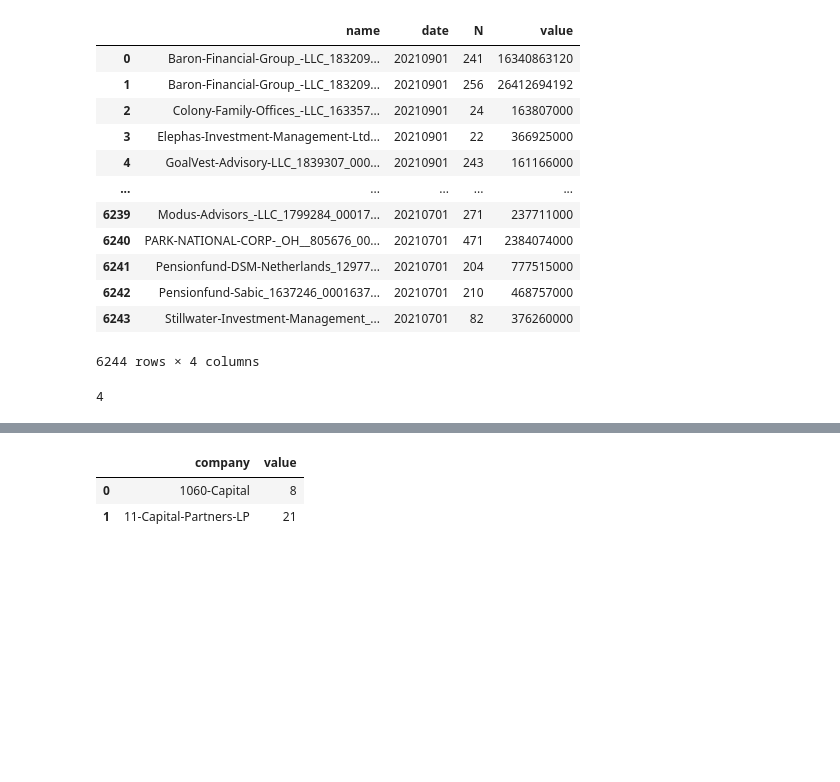
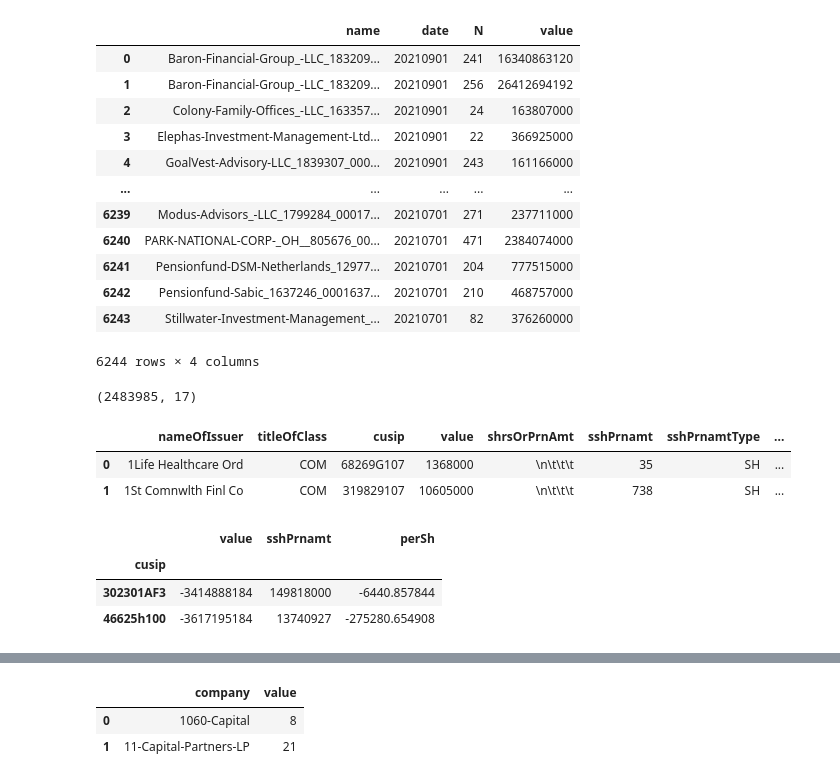
Before and after one commit to jhmuller/edgar, a Jupyter notebook: eda.ipynb, the cells around one changed output, grey strips where cells are left out. Saved outputs shown, nothing was run; the diff lists cells and outputs as text; code cells hidden in the pictures; blank space fills up the shorter version.

```diff
--- a/eda.ipynb
+++ b/eda.ipynb
@@ -123,9 +214,27 @@ df
 | 6242 | Pensionfund-Sabic_1637246_0001637... | 20210701 | 210 | 468757000 |
 | 6243 | Stillwater-Investment-Management_... | 20210701 | 82 | 376260000 |
 6244 rows × 4 columns
-# %%
-len(ddict)
-# %% [output]
-4
 # %%
 fulldf = pd.concat(dfs)
+display(fulldf.shape)
+# %% [output]
+(2483985, 17)
+# %%
+fulldf.head(2)
+# %% [output]
+|  | nameOfIssuer | titleOfClass | cusip | value | shrsOrPrnAmt | sshPrnamt | sshPrnamtType | ... |
+| 0 | 1Life Healthcare Ord | COM | 68269G107 | 1368000 | \n\t\t\t | 35 | SH | ... |
+| 1 | 1St Comnwlth Finl Co | COM | 319829107 | 10605000 | \n\t\t\t | 738 | SH | ... |
+# %%
+allcols = ["nameOfIssuer", "cusip"]
+gbcols = ["cusip"]
+allcols = ["value","sshPrnamt", "perSh", "cusip"]
+gbcols = ["cusip"]
+x = fulldf[allcols].groupby(gbcols).sum()
+x.sort_values(list(x.columns)[0], ascending=False,  inplace=True)
+x.tail(2)
+# %% [output]
+|  | value | sshPrnamt | perSh |
+| cusip |  |  |  |
+| 302301AF3 | -3414888184 | 149818000 | -6440.857844 |
+| 46625h100 | -3617195184 | 13740927 | -275280.654908 |
```
Also changed, not shown: parts of 23 cells of this notebook, 4 other files.
